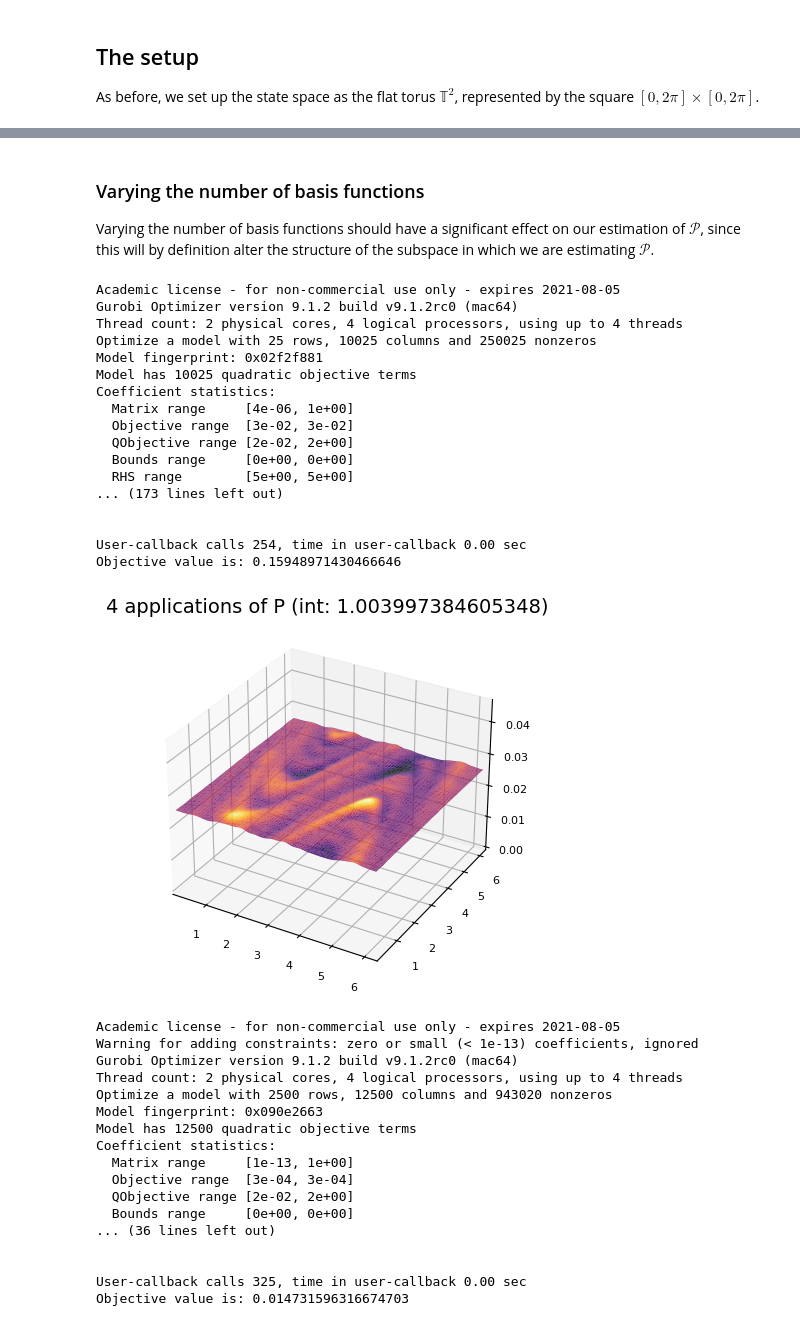
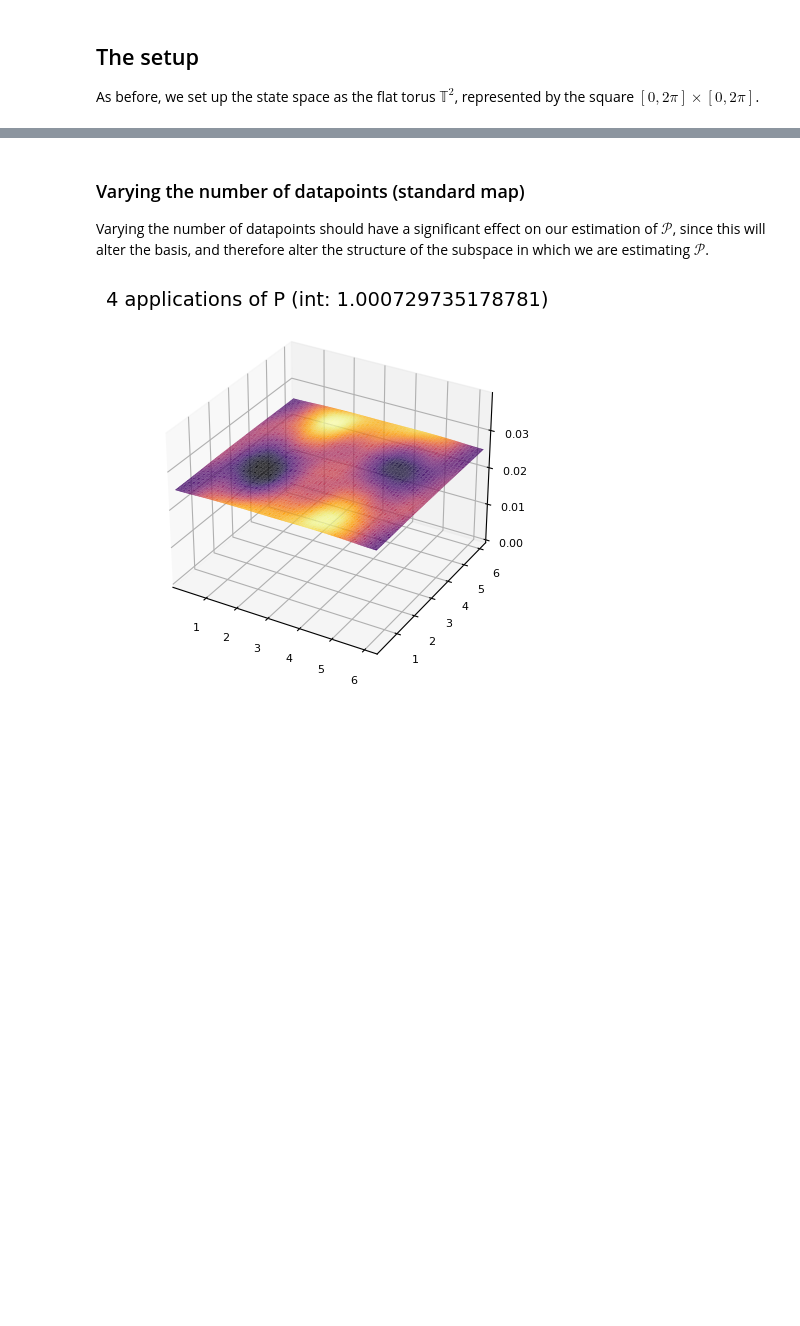
Before and after one commit to rcushen/thesis, a Jupyter notebook: Experimentation.ipynb, the cells around one changed output, grey strips where cells are left out. Drawn from its saved outputs; the diff is of its cells as text; code cells hidden in the pictures; blank space fills up the shorter version.

```diff
--- a/Experimentation.ipynb
+++ b/Experimentation.ipynb
@@ -17,4 +15 @@ Throughout all of our experiments, we will use the same sample of $N=10000$ poin
-# %%
-sample_size = 10000;
-s = sampledist(sample_size, range);
 # %% [markdown]
@@ -27,44 +18,14 @@ epsilons = [0.06, 0.6, 6];
+# %%
+sample_sizes = [36, 49, 64, 81, 100];
 # %% [markdown]
-### Varying the number of basis functions
-Varying the number of basis functions should have a significant effect on our estimation of $\mathcal{P}$, since this will by definition alter the structure of the subspace in which we are estimating $\mathcal{P}$.
+### Varying the number of datapoints (standard map)
+Varying the number of datapoints should have a significant effect on our estimation of $\mathcal{P}$, since this will alter the basis, and therefore alter the structure of the subspace in which we are estimating $\mathcal{P}$.
 # %%
-for n in n_bases
-    output = estimate_P(grid, s, n; map_type="standard")
-    P_diagnostics(output, "bases")
+results_grid_stand = Vector{Dict}()
+for sample_size in sample_sizes
+    output = estimate_P(grid, sample_size; setup="grid", map_type="standard");
+    metrics = P_diagnostics(output);
+    push!(results_grid_stand, metrics);
 end
 # %% [output]
-Academic license - for non-commercial use only - expires 2021-08-05
-Gurobi Optimizer version 9.1.2 build v9.1.2rc0 (mac64)
-Thread count: 2 physical cores, 4 logical processors, using up to 4 threads
-Optimize a model with 25 rows, 10025 columns and 250025 nonzeros
-Model fingerprint: 0x02f2f881
-Model has 10025 quadratic objective terms
-Coefficient statistics:
-  Matrix range     [4e-06, 1e+00]
-  Objective range  [3e-02, 3e-02]
-  QObjective range [2e-02, 2e+00]
-  Bounds range     [0e+00, 0e+00]
-  RHS range        [5e+00, 5e+00]
-... (173 lines left out)
-
-
-User-callback calls 254, time in user-callback 0.00 sec
-Objective value is: 0.15948971430466646
-[figure, old version]
+[figure, new version]
-Academic license - for non-commercial use only - expires 2021-08-05
-Warning for adding constraints: zero or small (< 1e-13) coefficients, ignored
-Gurobi Optimizer version 9.1.2 build v9.1.2rc0 (mac64)
-Thread count: 2 physical cores, 4 logical processors, using up to 4 threads
-Optimize a model with 2500 rows, 12500 columns and 943020 nonzeros
-Model fingerprint: 0x090e2663
-Model has 12500 quadratic objective terms
-Coefficient statistics:
-  Matrix range     [1e-13, 1e+00]
-  Objective range  [3e-04, 3e-04]
-  QObjective range [2e-02, 2e+00]
-  Bounds range     [0e+00, 0e+00]
-... (36 lines left out)
-
-
-User-callback calls 325, time in user-callback 0.00 sec
-Objective value is: 0.014731596316674703
```
Also changed, not shown: parts of 25 cells of this notebook, 3 other files.
